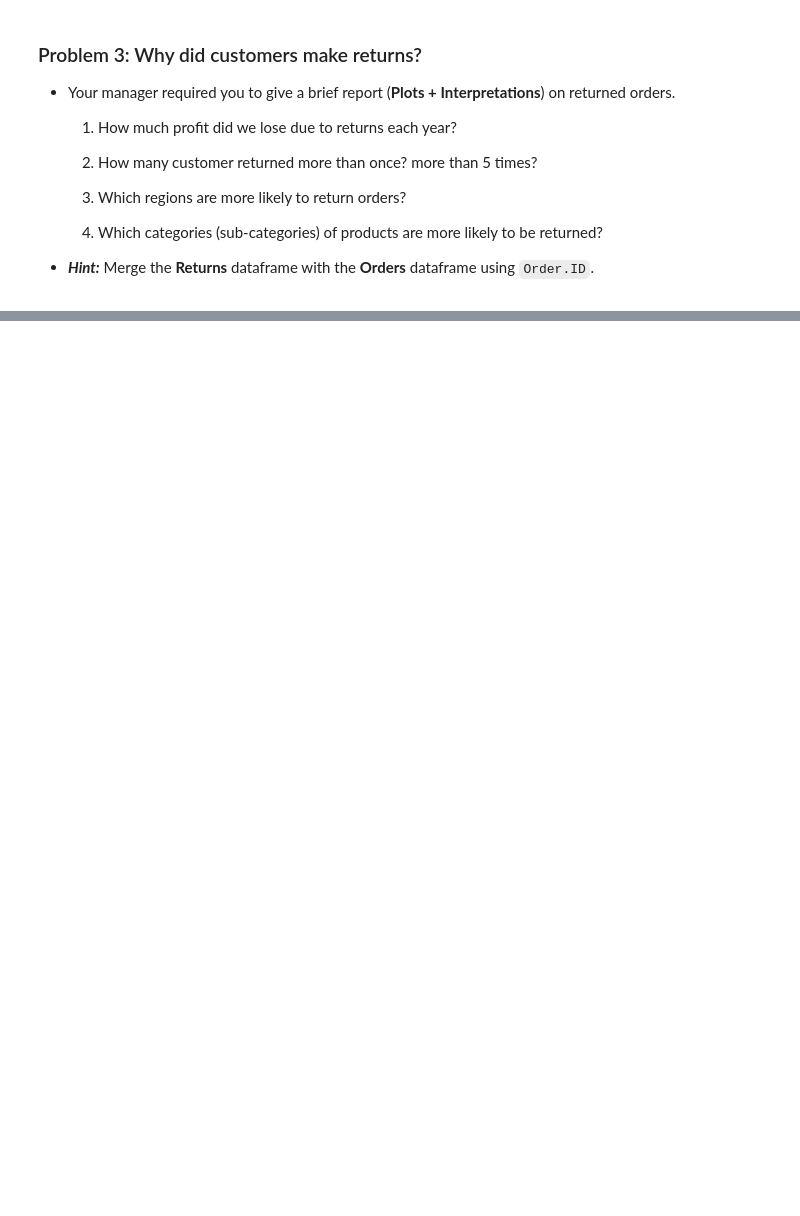
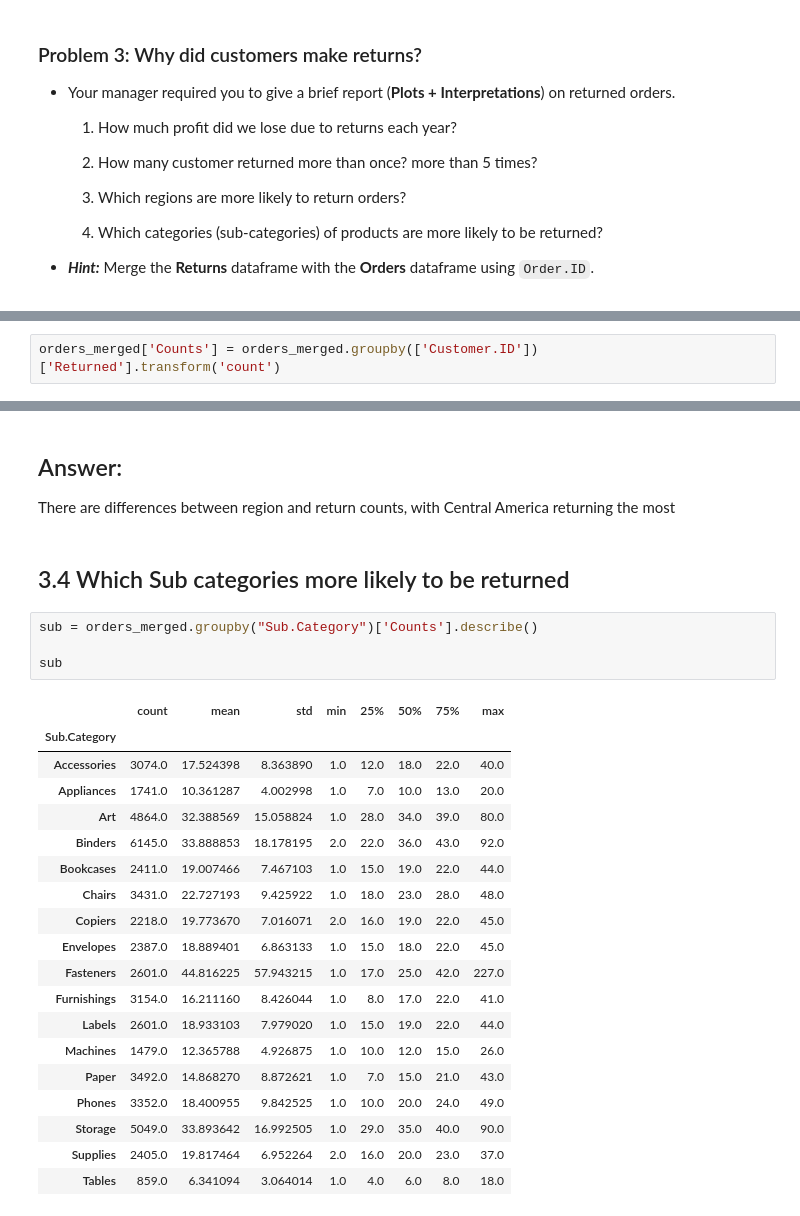
Before and after one commit to ChungHHuang/ML_Lab, a Jupyter notebook: Laura/Laura_.ipynb, the cells around one changed output, grey strips where cells are left out. Saved outputs shown, nothing was run; the diff lists cells and outputs as text; blank space fills up the shorter version.

Commit message:
machine learn Part 1 and 2

```diff
--- a/Laura/Laura_.ipynb
+++ b/Laura/Laura_.ipynb
@@ -128,0 +319,2 @@ for month, grouped_orders in orders_anova.groupby('Month'):
+# %%
+orders_merged['Counts'] = orders_merged.groupby(['Customer.ID'])['Returned'].transform('count')
@@ -128,0 +394,29 @@ for month, grouped_orders in orders_anova.groupby('Month'):
+# %% [markdown]
+## Answer:
+There are differences between region and return counts, with Central America returning the most
+# %% [markdown]
+## 3.4 Which Sub categories more likely to be returned
+# %%
+sub = orders_merged.groupby("Sub.Category")['Counts'].describe()
+
+sub
+# %% [output]
+|  | count | mean | std | min | 25% | 50% | 75% | max |
+| Sub.Category |  |  |  |  |  |  |  |  |
+| Accessories | 3074.0 | 17.524398 | 8.363890 | 1.0 | 12.0 | 18.0 | 22.0 | 40.0 |
+| Appliances | 1741.0 | 10.361287 | 4.002998 | 1.0 | 7.0 | 10.0 | 13.0 | 20.0 |
+| Art | 4864.0 | 32.388569 | 15.058824 | 1.0 | 28.0 | 34.0 | 39.0 | 80.0 |
+| Binders | 6145.0 | 33.888853 | 18.178195 | 2.0 | 22.0 | 36.0 | 43.0 | 92.0 |
+| Bookcases | 2411.0 | 19.007466 | 7.467103 | 1.0 | 15.0 | 19.0 | 22.0 | 44.0 |
+| Chairs | 3431.0 | 22.727193 | 9.425922 | 1.0 | 18.0 | 23.0 | 28.0 | 48.0 |
+| Copiers | 2218.0 | 19.773670 | 7.016071 | 2.0 | 16.0 | 19.0 | 22.0 | 45.0 |
+| Envelopes | 2387.0 | 18.889401 | 6.863133 | 1.0 | 15.0 | 18.0 | 22.0 | 45.0 |
+| Fasteners | 2601.0 | 44.816225 | 57.943215 | 1.0 | 17.0 | 25.0 | 42.0 | 227.0 |
+| Furnishings | 3154.0 | 16.211160 | 8.426044 | 1.0 | 8.0 | 17.0 | 22.0 | 41.0 |
+| Labels | 2601.0 | 18.933103 | 7.979020 | 1.0 | 15.0 | 19.0 | 22.0 | 44.0 |
+| Machines | 1479.0 | 12.365788 | 4.926875 | 1.0 | 10.0 | 12.0 | 15.0 | 26.0 |
+| Paper | 3492.0 | 14.868270 | 8.872621 | 1.0 | 7.0 | 15.0 | 21.0 | 43.0 |
+| Phones | 3352.0 | 18.400955 | 9.842525 | 1.0 | 10.0 | 20.0 | 24.0 | 49.0 |
+| Storage | 5049.0 | 33.893642 | 16.992505 | 1.0 | 29.0 | 35.0 | 40.0 | 90.0 |
+| Supplies | 2405.0 | 19.817464 | 6.952264 | 2.0 | 16.0 | 20.0 | 23.0 | 37.0 |
+| Tables | 859.0 | 6.341094 | 3.064014 | 1.0 | 4.0 | 6.0 | 8.0 | 18.0 |
```
Also changed, not shown: parts of 62 cells of this notebook.
